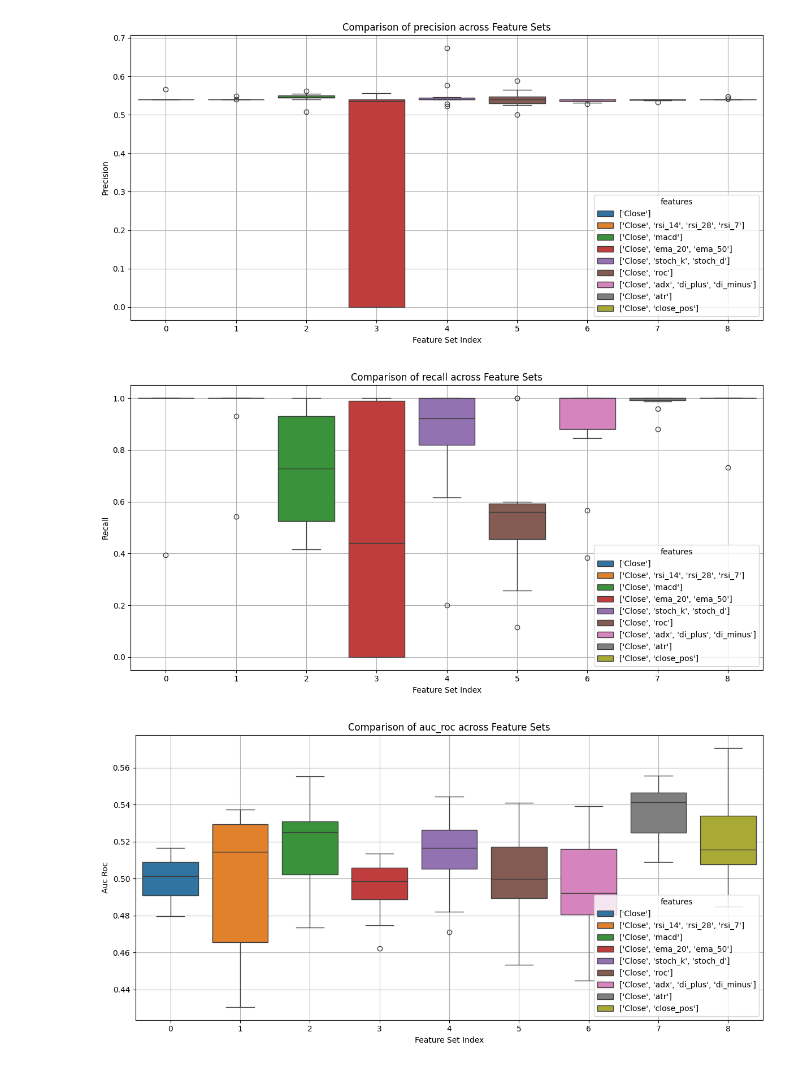
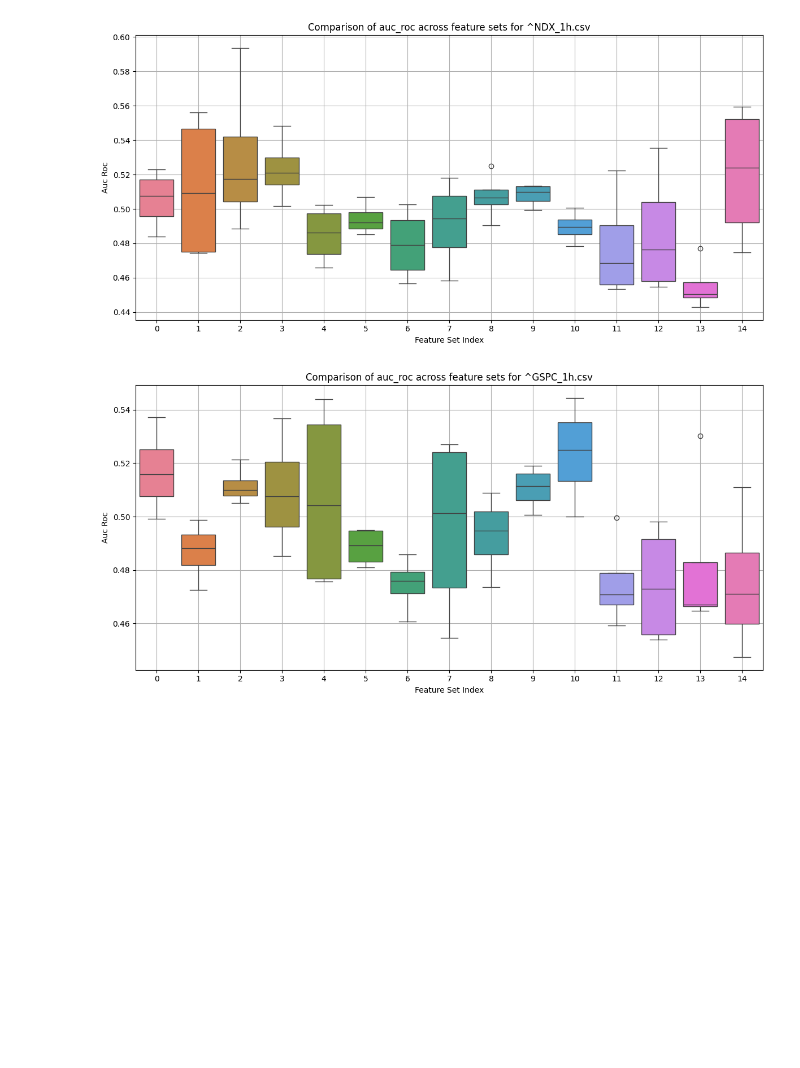
Before and after one commit to CenturionTheMan/WhiteRock, a Jupyter notebook: src/indicators_data_analis.ipynb, the cells around one changed output. Saved outputs shown, nothing was run; the diff lists cells and outputs as text; code cells hidden in the pictures; blank space fills up the shorter version.

Commit message:
data analysis mid work -> sth is off with ranks

```diff
--- a/src/indicators_data_analis.ipynb
+++ b/src/indicators_data_analis.ipynb
@@ -5,6 +5,6 @@ import matplotlib.pyplot as plt
 import tabulate as tb
 import seaborn as sns
 # %%
-df = pd.read_csv('./../res/model_testing_feature_sets_results.csv')
+df = pd.read_csv('./../res/model1_testing_1.csv')
 print(tb.tabulate(df.head(), headers='keys', tablefmt='psql'))
 # %% [output]
@@ -45,0 +46,18 @@ print(tb.tabulate(df.head(), headers='keys', tablefmt='psql'))
+# %%
+metrics = ["accuracy"] # "f1_score" "accuracy"
+files = df['file_path'].unique()
+for file in files:
+    file_name = file.split('/')[-1]
+    df_file = df[df['file_path'] == file]
+    for metric in metrics:
+        plt.figure(figsize=(12, 6))
+        ax = sns.boxplot(x='feature_set_index', y=metric, hue='features', data=df_file)
+        plt.title(f'Comparison of {metric} across feature sets for {file_name}')
+        plt.xlabel('Feature Set Index')
+        plt.ylabel(metric.replace('_', ' ').title())
+        # plt.legend(title='features')
+        if ax.get_legend() is not None:
+            ax.get_legend().remove()
+        plt.grid(True)
+        plt.tight_layout()
+        plt.show()
@@ -46,13 +69,19 @@ print(tb.tabulate(df.head(), headers='keys', tablefmt='psql'))
 # %%
-metrics = ["accuracy", "f1_score", "precision", "recall", "auc_roc"]
-for metric in metrics:
-    plt.figure(figsize=(12, 6))
-    sns.boxplot(x='feature_set_index', y=metric, hue='features', data=df)
-    plt.title(f'Comparison of {metric} across Feature Sets')
-    plt.xlabel('Feature Set Index')
-    plt.ylabel(metric.replace('_', ' ').title())
-    plt.legend(title='features')
-    plt.grid(True)
-    plt.tight_layout()
-    plt.show()
+metrics = ["auc_roc"] # "f1_score" "accuracy"
+files = df['file_path'].unique()
+for file in files:
+    file_name = file.split('/')[-1]
+    df_file = df[df['file_path'] == file]
+    for metric in metrics:
+        plt.figure(figsize=(12, 6))
+        ax = sns.boxplot(x='feature_set_index', y=metric, hue='features', data=df_file)
+        plt.title(f'Comparison of {metric} across feature sets for {file_name}')
+        plt.xlabel('Feature Set Index')
+        plt.ylabel(metric.replace('_', ' ').title())
+        # plt.legend(title='features')
+        if ax.get_legend() is not None:
+            ax.get_legend().remove()
+        plt.grid(True)
+        plt.tight_layout()
+        plt.show()
 # %% [output]
@@ -61,4 +90,3 @@ for metric in metrics:
-[figure, old version]
+[figure, new version]
-[figure, old version]
+[figure, new version]
-[figure, removed]
 # %%
```
Also changed, not shown: parts of 6 cells of this notebook, 1 other file.
